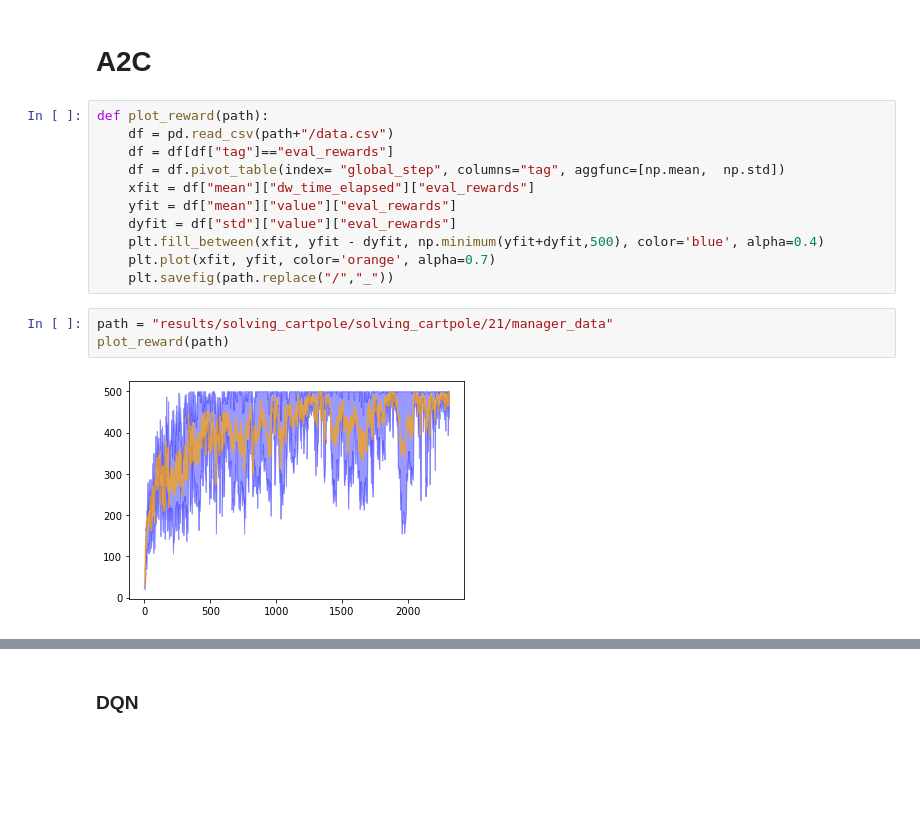
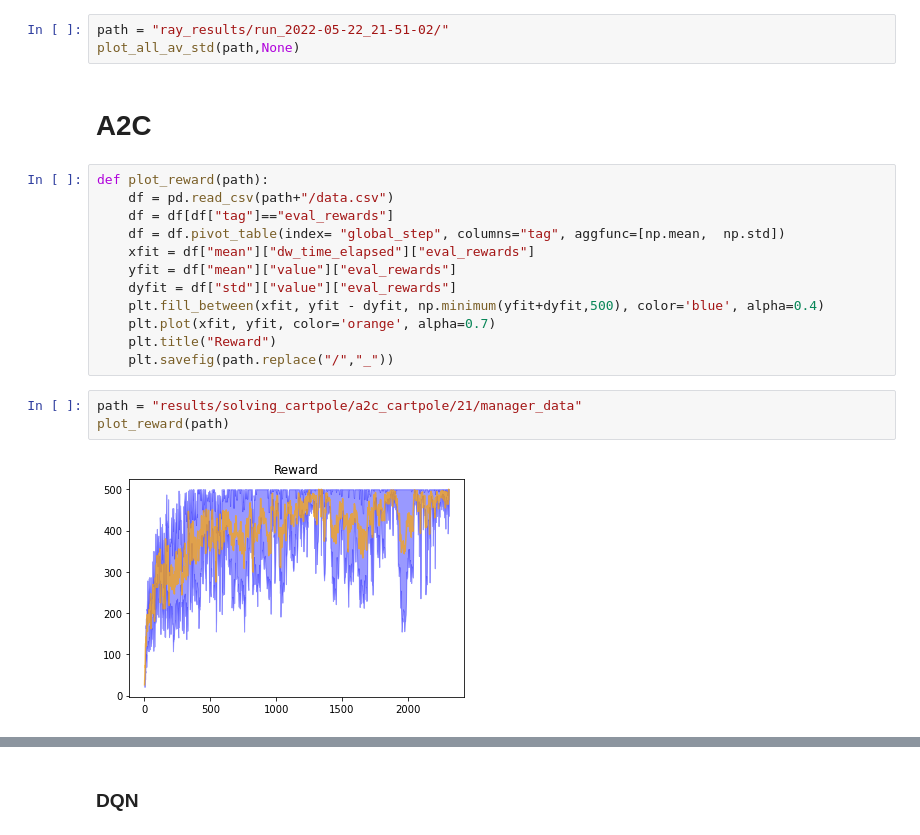
Before and after one commit to riccardodv/MirrorRL, a Jupyter notebook: analyse.ipynb, the cells around one changed output, grey strips where cells are left out. Cells and saved outputs as stored; diff of their text form; blank space fills up the shorter version.

```diff
--- a/analyse.ipynb
+++ b/analyse.ipynb
@@ -111,3 +122,6 @@ plot_all_av_std(path,None)
+# %%
+path = "ray_results/run_2022-05-22_21-51-02/"
+plot_all_av_std(path,None)
 # %% [markdown]
 # A2C
 # %%
@@ -120,12 +134,13 @@ def plot_reward(path):
     dyfit = df["std"]["value"]["eval_rewards"]
     plt.fill_between(xfit, yfit - dyfit, np.minimum(yfit+dyfit,500), color='blue', alpha=0.4)
     plt.plot(xfit, yfit, color='orange', alpha=0.7)
+    plt.title("Reward")
     plt.savefig(path.replace("/","_"))
 # %%
-path = "results/solving_cartpole/solving_cartpole/21/manager_data"
+path = "results/solving_cartpole/a2c_cartpole/21/manager_data"
 plot_reward(path)
 # %% [output]
-[figure, old version]
+[figure, new version]
 # %%
 def plot_rlberry_exp(path):
     df = pd.read_csv(path + "/data.csv")
```
Also changed, not shown: parts of 20 cells of this notebook, 1 other file.
